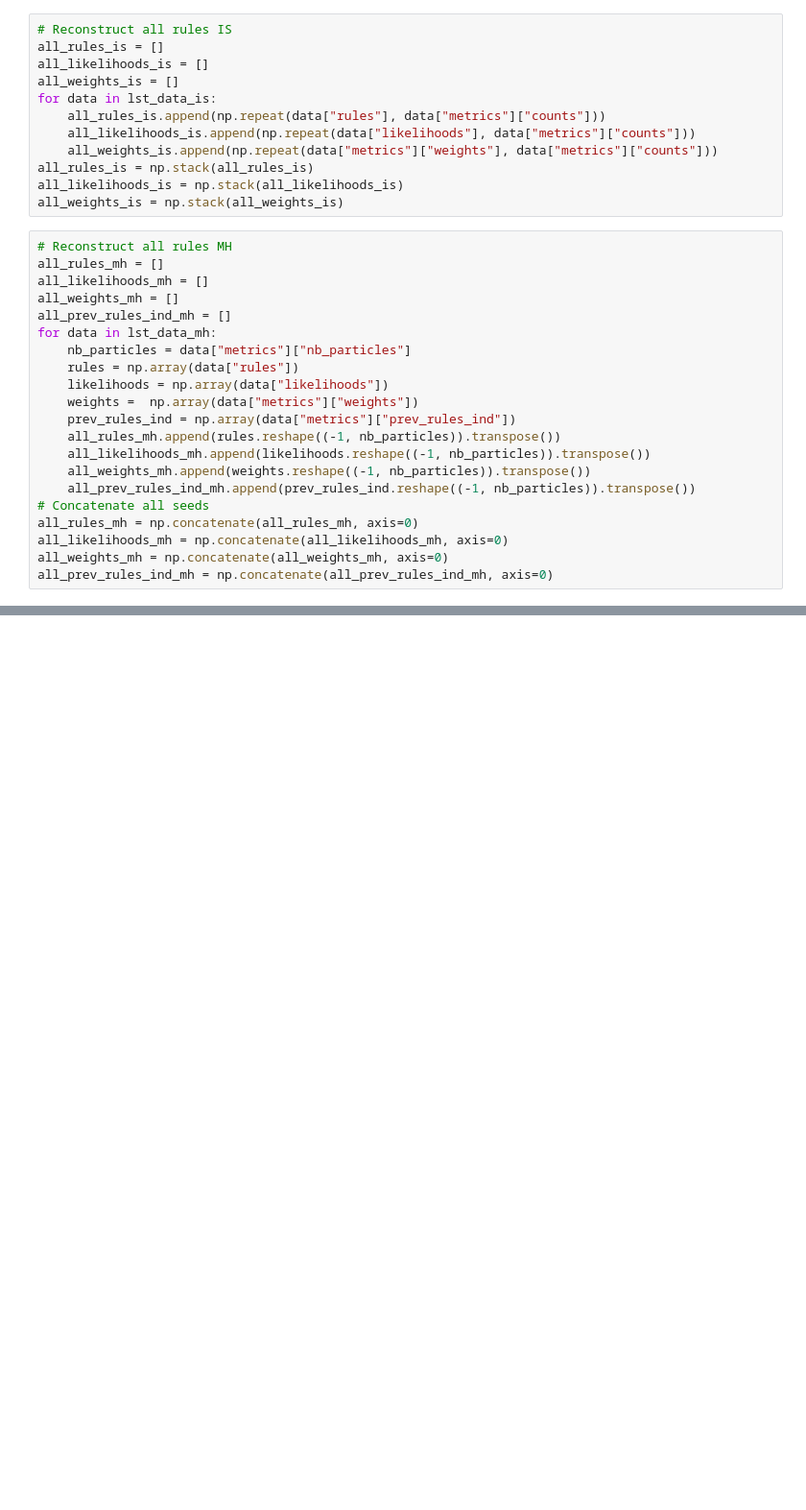
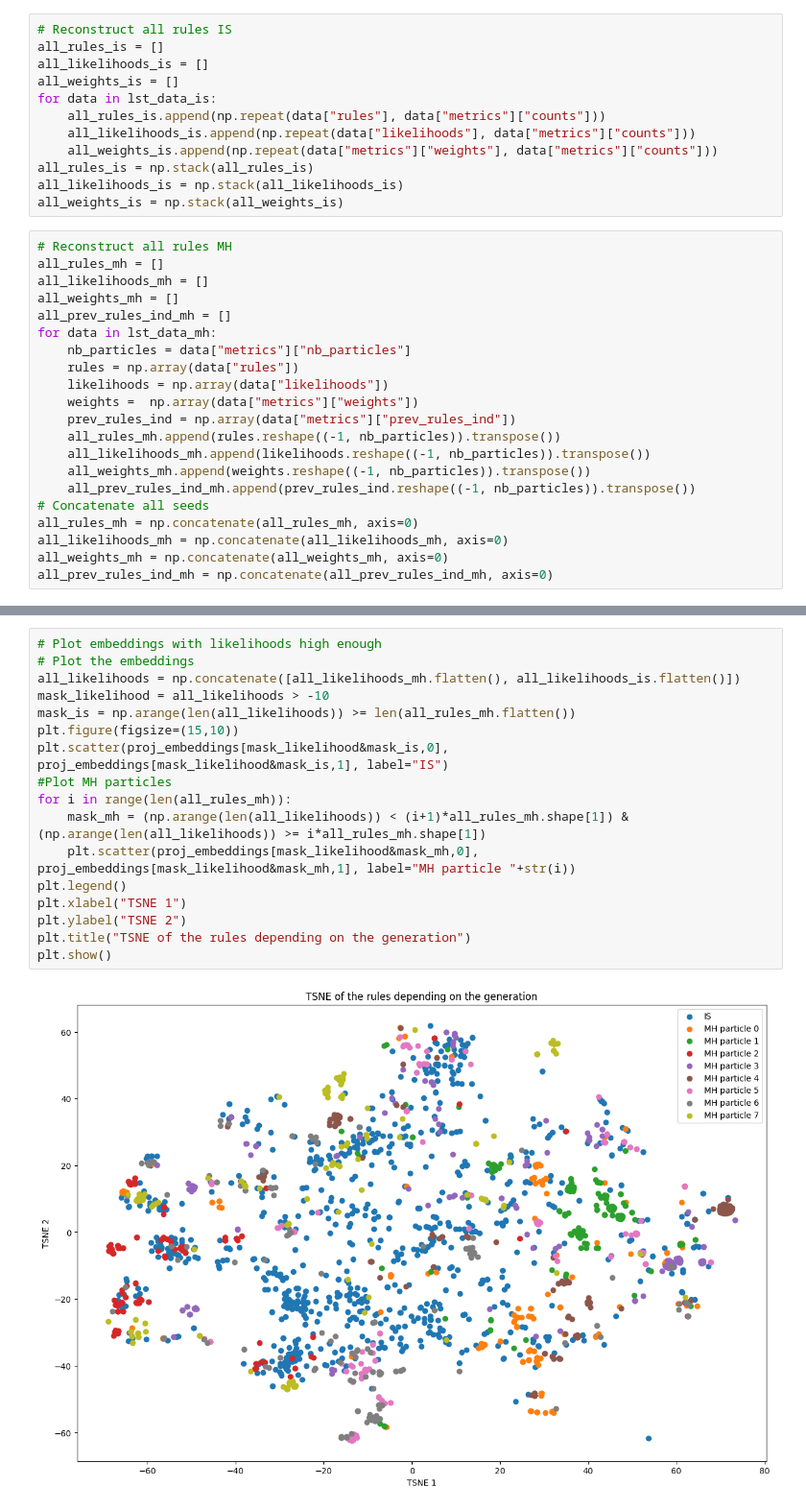
Before and after one commit to flowersteam/WorldLLM, a Jupyter notebook: comparaison_MH_IS_all_seeds.ipynb, the cells around one changed output, grey strips where cells are left out. Shown: that part at 96% size. Cells and saved outputs as stored; diff of their text form; blank space fills up the shorter version.

```diff
--- a/comparaison_MH_IS_all_seeds.ipynb
+++ b/comparaison_MH_IS_all_seeds.ipynb
@@ -179,0 +203,19 @@ plt.show()
+# %%
+# Plot embeddings with likelihoods high enough
+# Plot the embeddings
+all_likelihoods = np.concatenate([all_likelihoods_mh.flatten(), all_likelihoods_is.flatten()])
+mask_likelihood = all_likelihoods > -10
+mask_is = np.arange(len(all_likelihoods)) >= len(all_rules_mh.flatten())
+plt.figure(figsize=(15,10))
+plt.scatter(proj_embeddings[mask_likelihood&mask_is,0], proj_embeddings[mask_likelihood&mask_is,1], label="IS")
+#Plot MH particles
+for i in range(len(all_rules_mh)):
+    mask_mh = (np.arange(len(all_likelihoods)) < (i+1)*all_rules_mh.shape[1]) & (np.arange(len(all_likelihoods)) >= i*all_rules_mh.shape[1])
+    plt.scatter(proj_embeddings[mask_likelihood&mask_mh,0], proj_embeddings[mask_likelihood&mask_mh,1], label="MH particle "+str(i))
+plt.legend()
+plt.xlabel("TSNE 1")
+plt.ylabel("TSNE 2")
+plt.title("TSNE of the rules depending on the generation")
+plt.show()
+# %% [output]
+[figure, added]
```
Also changed, not shown: parts of 10 cells of this notebook, 1 other file.
